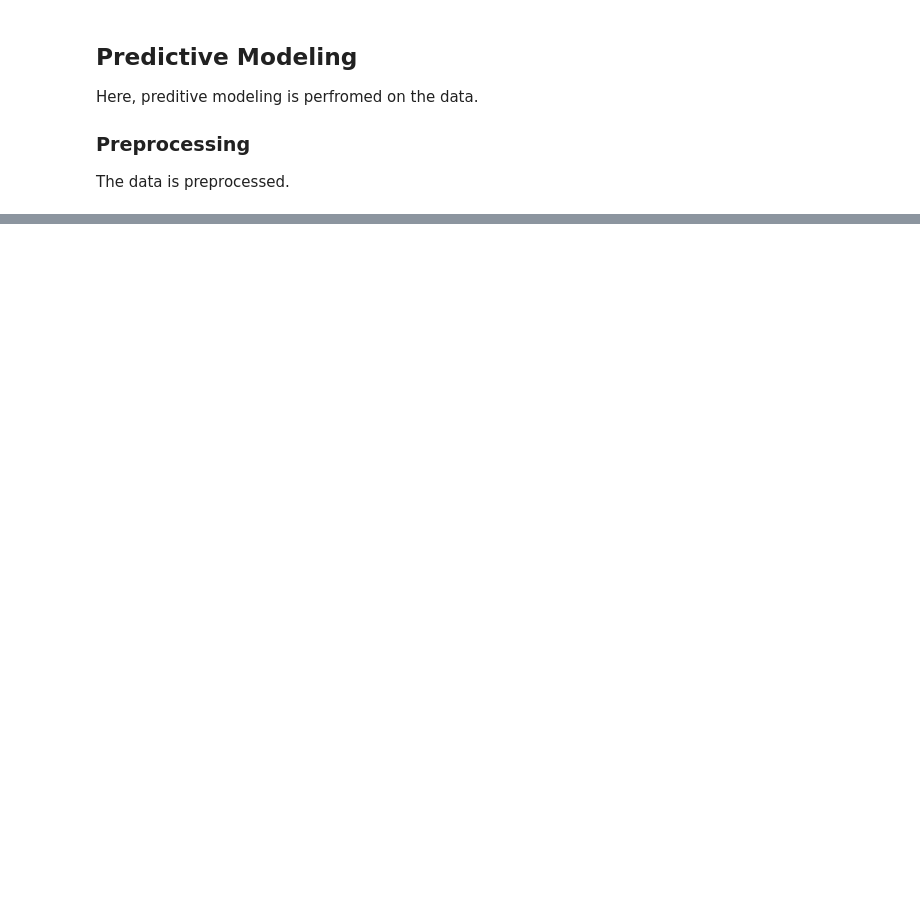
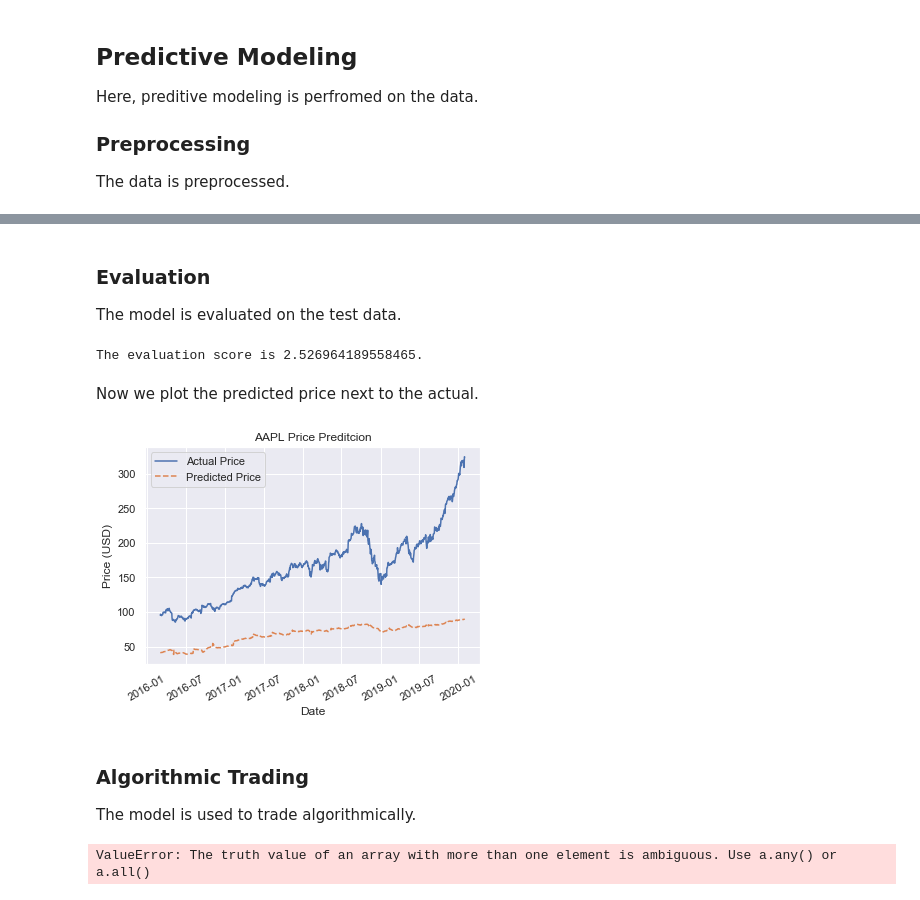
Before and after one commit to mboss1999/ml-finance, a Jupyter notebook: Alpha Vantage Data Analytics.ipynb, the cells around one changed output, grey strips where cells are left out. Cells and saved outputs as stored; diff of their text form; code cells hidden in the pictures; blank space fills up the shorter version.

```diff
--- a/Alpha Vantage Data Analytics.ipynb
+++ b/Alpha Vantage Data Analytics.ipynb
@@ -106,0 +168,56 @@ X = np.array([X[i:i+hist_num] for i in range(X.shape[0] - hist_num)])
+# %% [markdown]
+### Evaluation
+The model is evaluated on the test data.
+# %%
+evaluation = model.evaluate(Xtest, ytest, verbose=0)
+print(f'The evaluation score is {evaluation}.')
+# %% [output]
+The evaluation score is 2.526964189558465.
+# %% [markdown]
+Now we plot the predicted price next to the actual.
+# %%
+# Predict
+ypred = model.predict(Xtest)
+
+# Unnormalzie data
+ypred = yscaler.inverse_transform(ypred)
+
+# Graph
+plt.plot(data.index[n+hist_num:], data.iloc[n+hist_num:, 4], label='Actual Price')
+plt.plot(data.index[n+hist_num:], ypred, '--',
+         label='Predicted Price')
+plt.title(ticker + " Price Preditcion")
+plt.xlabel('Date')
+plt.ylabel('Price (USD)')
+plt.xticks(rotation=30)
+plt.legend();
+# %% [output]
+[figure, added]
+# %% [markdown]
+### Algorithmic Trading
+The model is used to trade algorithmically.
+# %%
+# Make arrays to indicate whether to buy or sell
+buy = np.zeros_like(ypred, dtype=bool)
+sell = np.zeros_like(ypred, dtype=bool)
+buy = buy.flatten()
+sell = sell.flatten()
+
+
+# Decide whether to buy or sell
+for i in range(ypred.size - 1):
+
+    if(ypred):
+        if i == 0:
+            buy[i] = True
+        elif not buy[i - 1]:
+            buy[i] = True
+    else:
+        if i != 0 & (not sell[i - 1]):
+            sell[i] == True
+
+# Visualize results
+plt.plot(data.index[n+hist_num:], data.iloc[n+hist_num:, 4], label='Actual Price')
+plt.scatter()
+# %% [output]
+ValueError: The truth value of an array with more than one element is ambiguous. Use a.any() or a.all()
```
Also changed, not shown: parts of 8 cells of this notebook, 5 other files.
